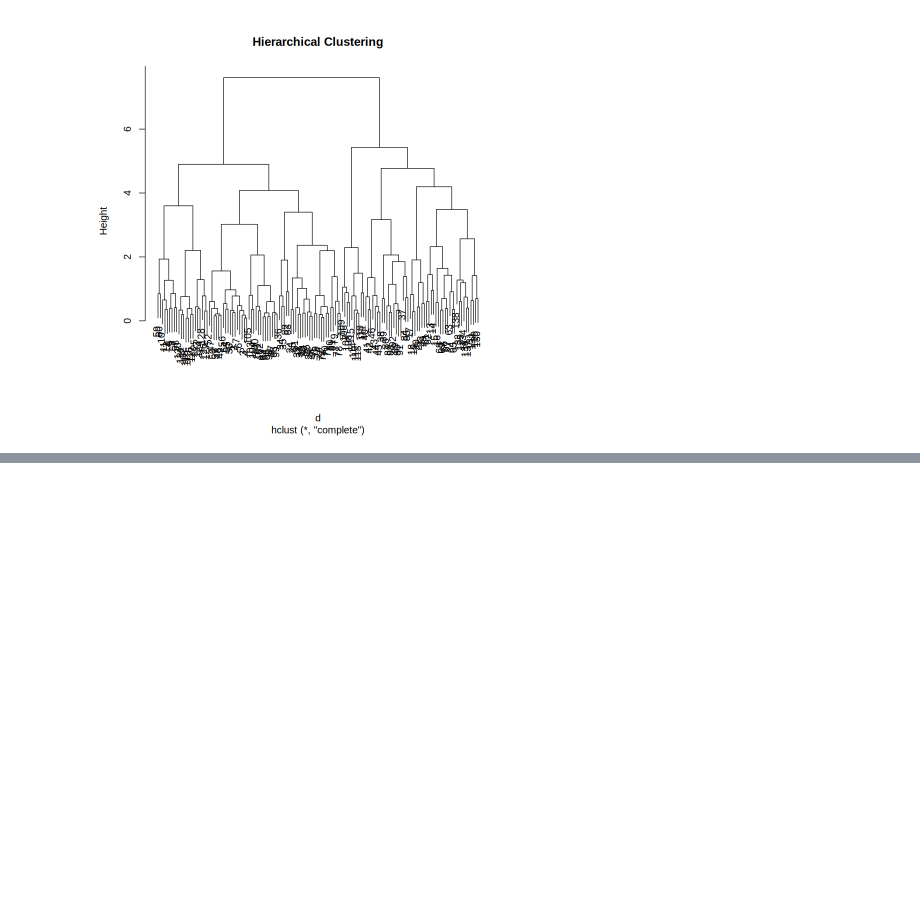
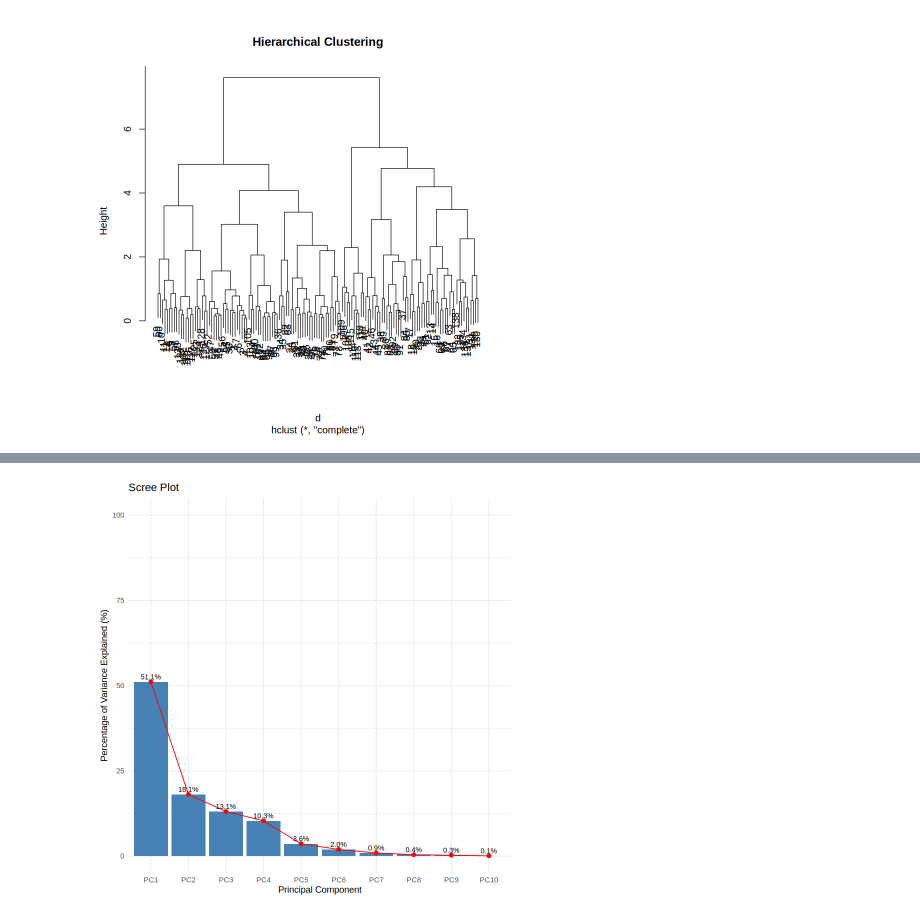
Before and after one commit to RosalynYeldo/Rosalyn-P-Yeldo, a Jupyter notebook: Untitled3.ipynb, the cells around one changed output, grey strips where cells are left out. Drawn from its saved outputs; the diff is of its cells as text; code cells hidden in the pictures; blank space fills up the shorter version.

```diff
--- a/Untitled3.ipynb
+++ b/Untitled3.ipynb
@@ -822,0 +835,5 @@ cluster
+# %%
+# 2. Display the total number of rows and columns in the dataset
+data <- read.csv("https://raw.githubusercontent.com/salemprakash/EDA/main/Data/NaturalGas.csv")
+
+cat("Rows:", nrow(data), "\nColumns:", ncol(data), "\n")
@@ -822,0 +843,9 @@ cluster
+# %%
+# 3. Extract only the numeric columns, clean the data, and normalize it using scale()
+numeric_cols <- data[, sapply(data, is.numeric)]
+clean_numeric <- na.omit(numeric_cols)
+data_scaled <- scale(clean_numeric)
+# %%
+# 4. Perform Principal Component Analysis on data_scaled and print its summary
+pca_result <- prcomp(data_scaled, scale. = TRUE)
+summary(pca_result)
@@ -822,0 +862,19 @@ cluster
+# %%
+# 5. Plot a scree plot showing the percentage of variance with data labels (y-axis: 0 to 100)
+variance_explained <- (pca_result$sdev^2) / sum(pca_result$sdev^2) * 100
+scree_df <- data.frame(
+  PC = paste0("PC", 1:length(variance_explained)),
+  Variance = variance_explained
+)
+scree_df$PC <- factor(scree_df$PC, levels = scree_df$PC)
+
+ggplot(scree_df, aes(x = PC, y = Variance)) +
+  geom_bar(stat = "identity", fill = "steelblue") +
+  geom_line(aes(group = 1), color = "red") +
+  geom_point(color = "red", size = 2) +
+  geom_text(aes(label = sprintf("%.1f%%", Variance)), vjust = -0.5, size = 3) +
+  ylim(0, 100) +
+  labs(title = "Scree Plot", x = "Principal Component", y = "Percentage of Variance Explained (%)") +
+  theme_minimal()
+# %% [output]
+[figure, added]
```
Also changed, not shown: parts of 7 cells of this notebook.
